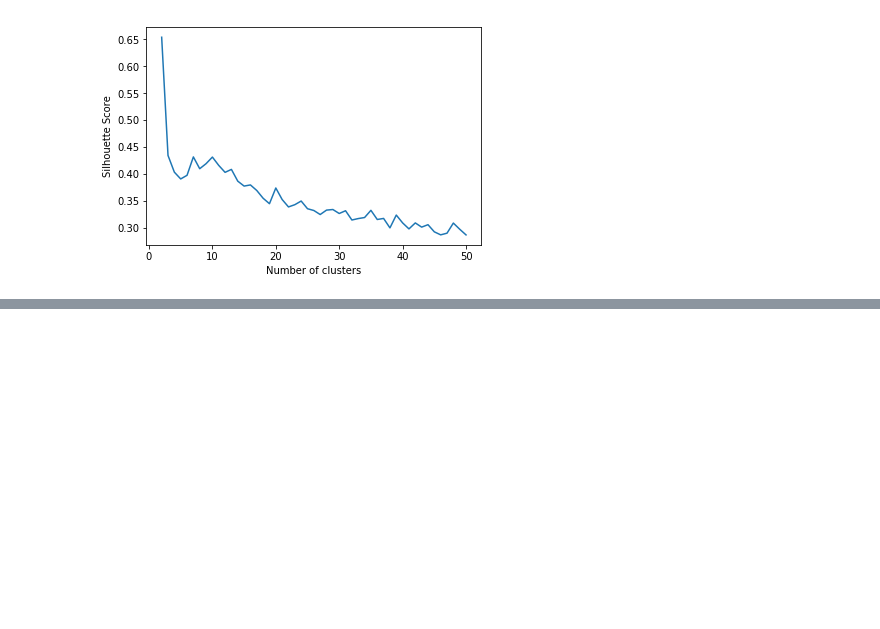
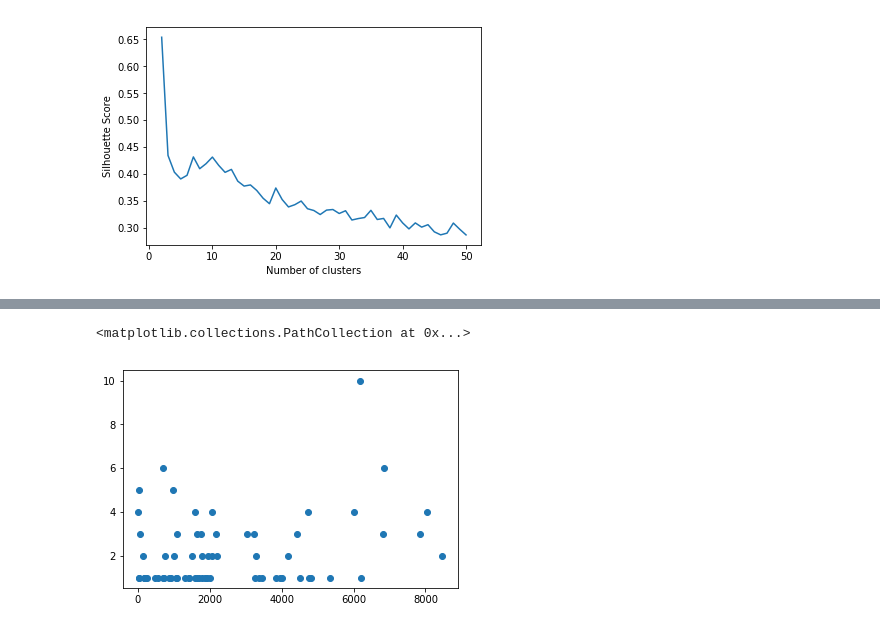
Before and after one commit to data-mechanics/course-2018-spr-proj, a Jupyter notebook: jhs2018_rpm1995/cs591 testing.ipynb, the cells around one changed output, grey strips where cells are left out. Saved outputs shown, nothing was run; the diff lists cells and outputs as text; code cells hidden in the pictures; blank space fills up the shorter version.

```diff
--- a/jhs2018_rpm1995/cs591 testing.ipynb
+++ b/jhs2018_rpm1995/cs591 testing.ipynb
@@ -125,0 +182,5 @@ sc_evaluate_clusters(df1[['charge_count','latitude','longitude']], 50)
+# %%
+plt.scatter(df2['crime_count'], df2['hubway_count'])
+# %% [output]
+<matplotlib.collections.PathCollection at 0x...>
+[figure, added]
```
Also changed, not shown: parts of 18 cells of this notebook, 13 other files.
